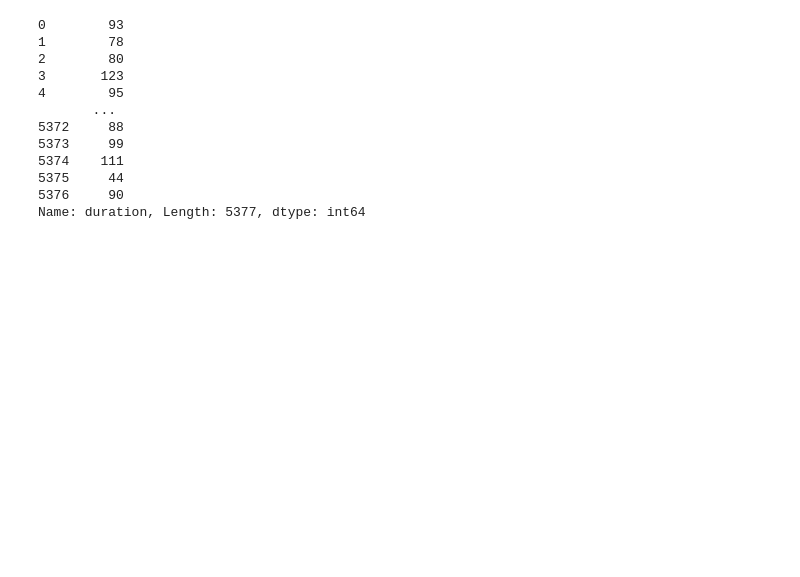
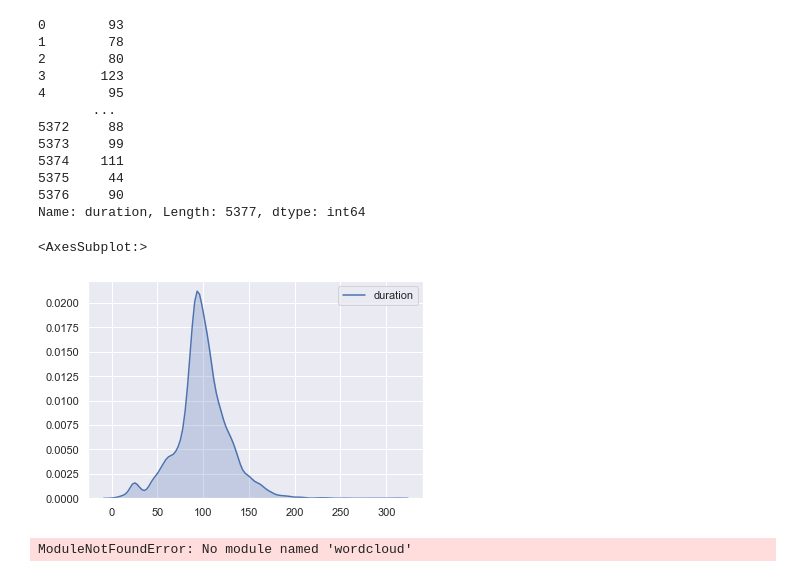
Before and after one commit to mariatan0/netflix-recommender, a Jupyter notebook: movie_show_notebook.ipynb, the cells around one changed output. Cells and saved outputs as stored; diff of their text form; code cells hidden in the pictures; blank space fills up the shorter version.

Commit message:
Add type graph

```diff
--- a/movie_show_notebook.ipynb
+++ b/movie_show_notebook.ipynb
@@ -425,3 +425,21 @@ df_movies['duration']
 5375     44
 5376     90
 Name: duration, Length: 5377, dtype: int64
+# %%
+sns.kdeplot(data=df_movies['duration'], shade=True)
+# %% [output]
+<AxesSubplot:>
+[figure, added]
+# %%
+from wordcloud import WordCloud, STOPWORDS, ImageColorGenerator
+
+text = list(set(gen))
+plt.rcParams['figure.figsize'] = (13, 13)
+
+wordcloud = WordCloud(max_words=100,background_color="white",mask=mask).generate(str(text))
+
+plt.imshow(wordcloud,interpolation="bilinear")
+plt.axis("off")
+plt.show()
+# %% [output]
+ModuleNotFoundError: No module named 'wordcloud'
```
